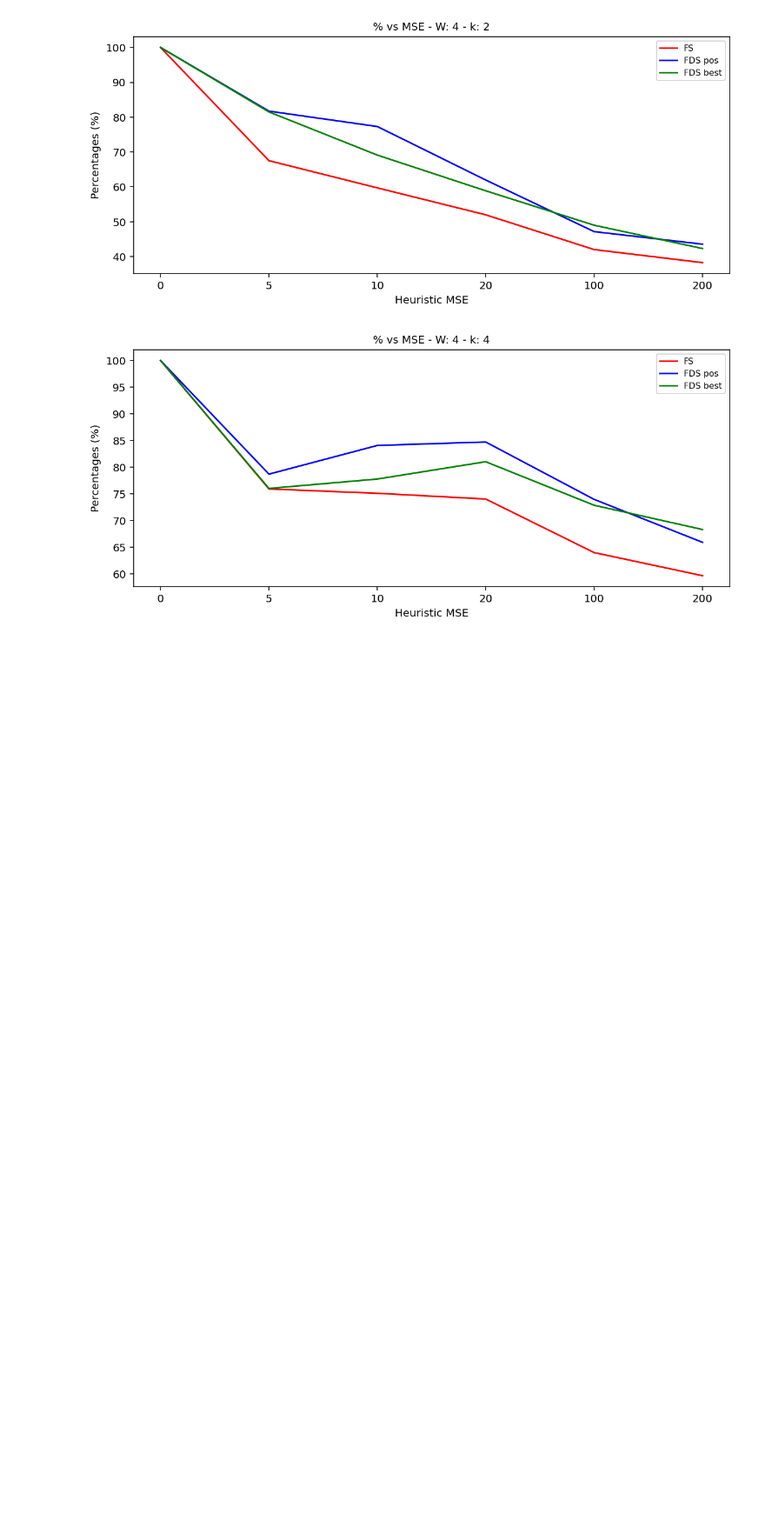
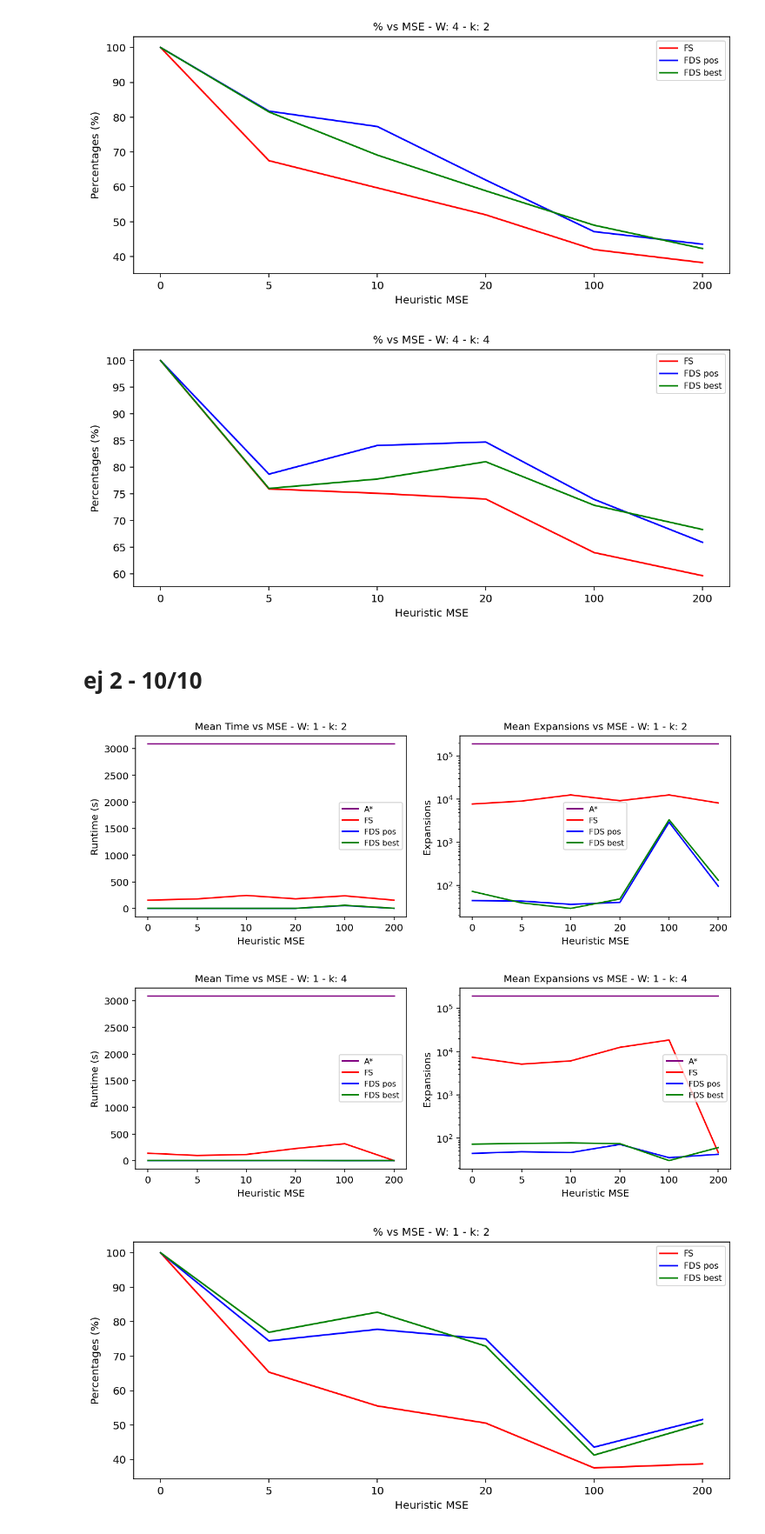
Before and after one commit to anais-mv/ipre-anais, a Jupyter notebook: gráficos nuevo.ipynb, the cells around one changed output. Shown at 87% size. Cells and saved outputs as stored; diff of their text form; code cells hidden in the pictures; blank space fills up the shorter version.

```diff
--- a/gráficos nuevo.ipynb
+++ b/gráficos nuevo.ipynb
@@ -114,3 +114,19 @@ graficar_k(astar1, fs1_k2, fs1_k4, pos1_k2, pos1_k4, best1_k2, best1_k4, 4, True
 [figure]
 [figure]
 [figure]
+# %% [markdown]
+# ej 2 - 10/10
+# %%
+astar2 = cargar("datos//dato_2023_10_04_17_48_55_983999_can_prop=21_can_op=150_rango=3--a_star.pickle")
+fs2_k2 = cargar("datos//dato_2023_10_04_17_48_55_983999_can_prop=21_can_op=150_rango=3--fs--k=2.pickle")
+pos2_k2 = cargar("datos//dato_2023_10_04_17_48_55_983999_can_prop=21_can_op=150_rango=3--fds_pos--k=2.pickle")
+best2_k2 = cargar("datos//dato_2023_10_04_17_48_55_983999_can_prop=21_can_op=150_rango=3--fds_best--k=2.pickle")
+fs2_k4 = cargar("datos//dato_2023_10_04_17_48_55_983999_can_prop=21_can_op=150_rango=3--fs--k=4.pickle")
+pos2_k4 = cargar("datos//dato_2023_10_04_17_48_55_983999_can_prop=21_can_op=150_rango=3--fds_pos--k=4.pickle")
+best2_k4 = cargar("datos//dato_2023_10_04_17_48_55_983999_can_prop=21_can_op=150_rango=3--fds_best--k=4.pickle")
+# %%
+graficar_k(astar2, fs2_k2, fs2_k4, pos2_k2, pos2_k4, best2_k2, best2_k4, 1, True)
+# %% [output]
+[figure, added]
+[figure, added]
+[figure, added]
```
Also changed, not shown: parts of 3 cells of this notebook, 7 other files.
